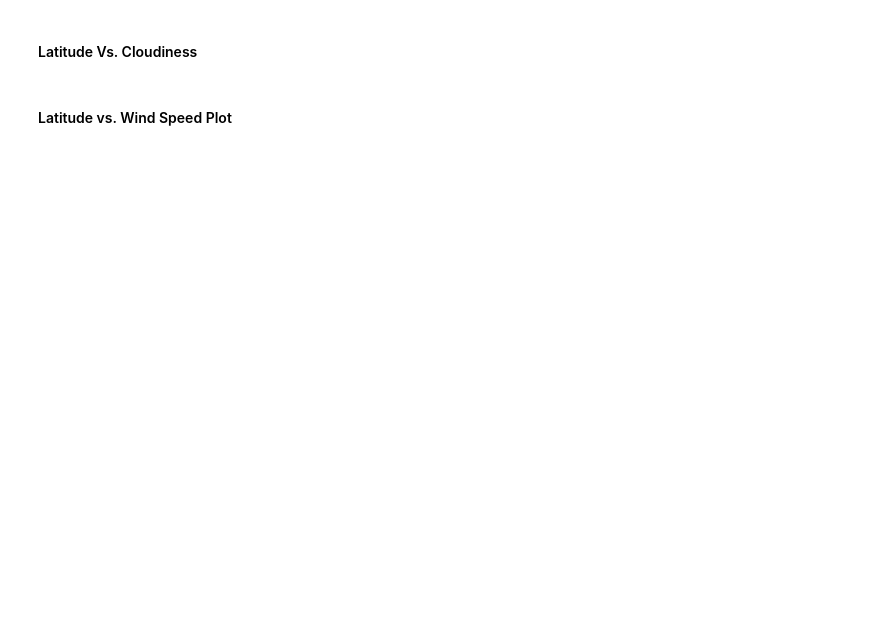
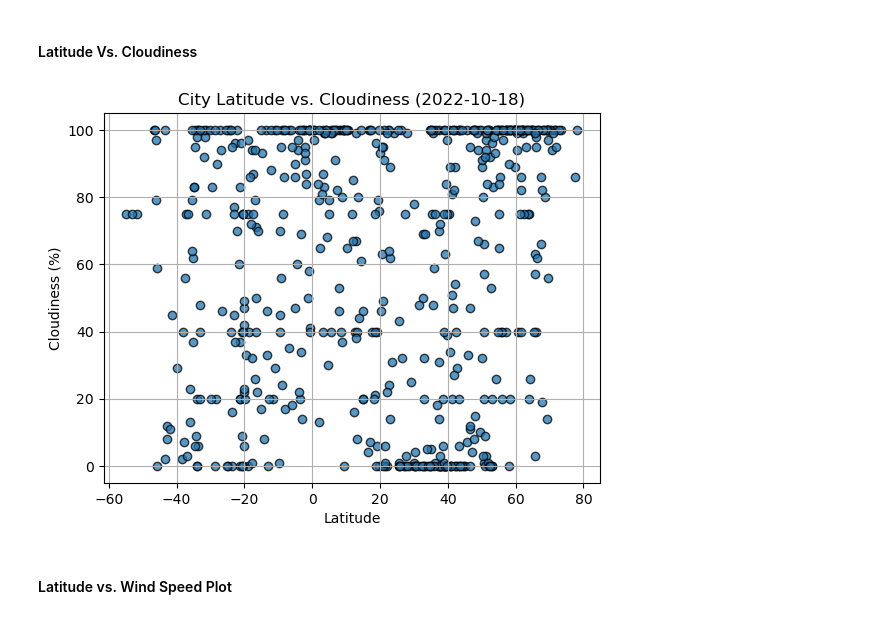
Before and after one commit to mwmosca/python-api-challenge, a Jupyter notebook: WeatherPy.ipynb, the cells around one changed output. Saved outputs shown, nothing was run; the diff lists cells and outputs as text; code cells hidden in the pictures; blank space fills up the shorter version.

```diff
--- a/WeatherPy.ipynb
+++ b/WeatherPy.ipynb
@@ -184,16 +196,21 @@ plt.show()
 #### Latitude Vs. Cloudiness
 # %%
 # Build the scatter plots for latitude vs. cloudiness
-# YOUR CODE HERE
+plt.scatter(city_data_df['Lat'], city_data_df['Cloudiness'], edgecolors = 'black', alpha = 0.75)
 
 # Incorporate the other graph properties
-# YOUR CODE HERE
+plt.title(f'City Latitude vs. Cloudiness ({data_date})')
+plt.xlabel('Latitude')
+plt.ylabel('Cloudiness (%)')
+plt.grid()
 
 # Save the figure
-plt.savefig("output_data/Fig3.png")
+plt.savefig(Path('output_data', 'Fig3.png'))
 
 # Show plot
 plt.show()
+# %% [output]
+[figure, added]
 # %% [markdown]
 #### Latitude vs. Wind Speed Plot
 # %%
```
Also changed, not shown: parts of 5 cells of this notebook, 4 other files.
